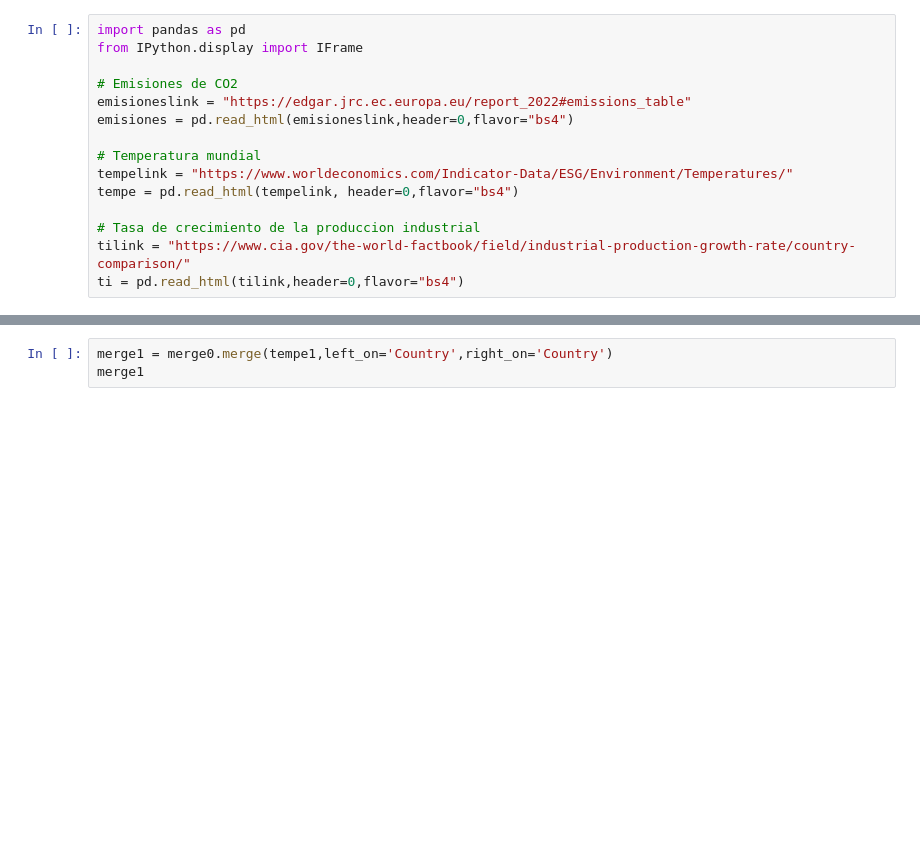
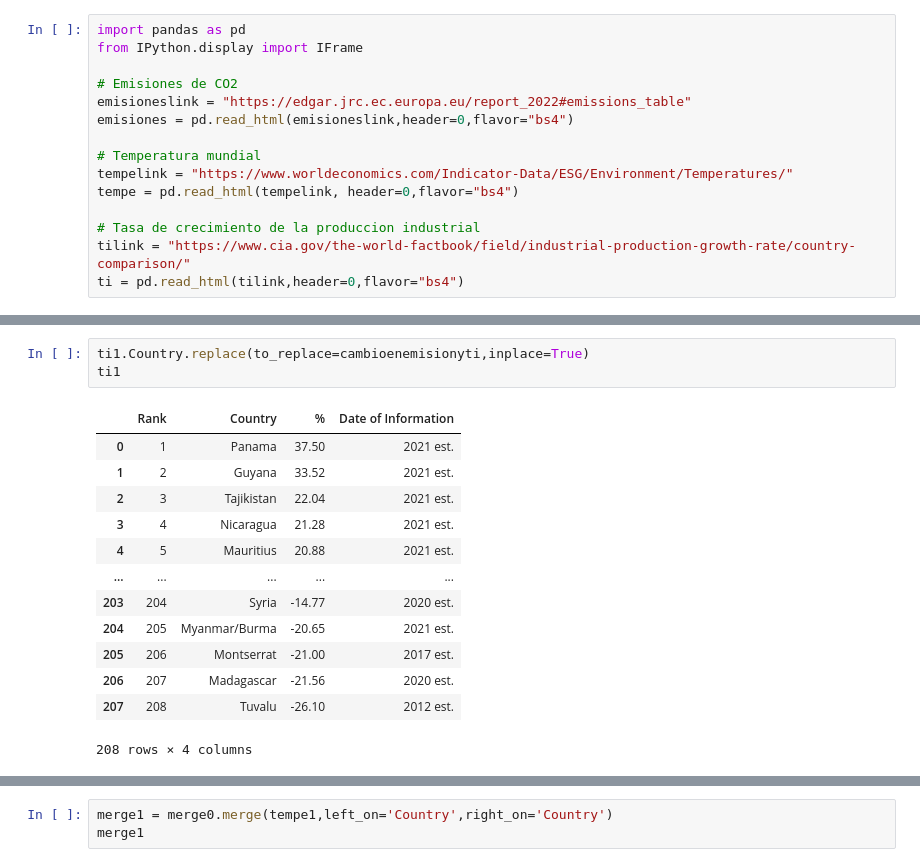
Before and after one commit to Pucp-Quintana/Evaluacion-1-, a Jupyter notebook: Untitled1.ipynb, the cells around one changed output, grey strips where cells are left out. Cells and saved outputs as stored; diff of their text form; blank space fills up the shorter version.

```diff
--- a/Untitled1.ipynb
+++ b/Untitled1.ipynb
@@ -90,0 +214,17 @@ Index(['Country', 'Temperature 100-Year Avg. 1921-2021 Centigrade',
+# %%
+ti1.Country.replace(to_replace=cambioenemisionyti,inplace=True)
+ti1
+# %% [output]
+|  | Rank | Country | % | Date of Information |
+| 0 | 1 | Panama | 37.50 | 2021 est. |
+| 1 | 2 | Guyana | 33.52 | 2021 est. |
+| 2 | 3 | Tajikistan | 22.04 | 2021 est. |
+| 3 | 4 | Nicaragua | 21.28 | 2021 est. |
+| 4 | 5 | Mauritius | 20.88 | 2021 est. |
+| ... | ... | ... | ... | ... |
+| 203 | 204 | Syria | -14.77 | 2020 est. |
+| 204 | 205 | Myanmar/Burma | -20.65 | 2021 est. |
+| 205 | 206 | Montserrat | -21.00 | 2017 est. |
+| 206 | 207 | Madagascar | -21.56 | 2020 est. |
+| 207 | 208 | Tuvalu | -26.10 | 2012 est. |
+208 rows × 4 columns
```
Also changed, not shown: parts of 20 cells of this notebook.
